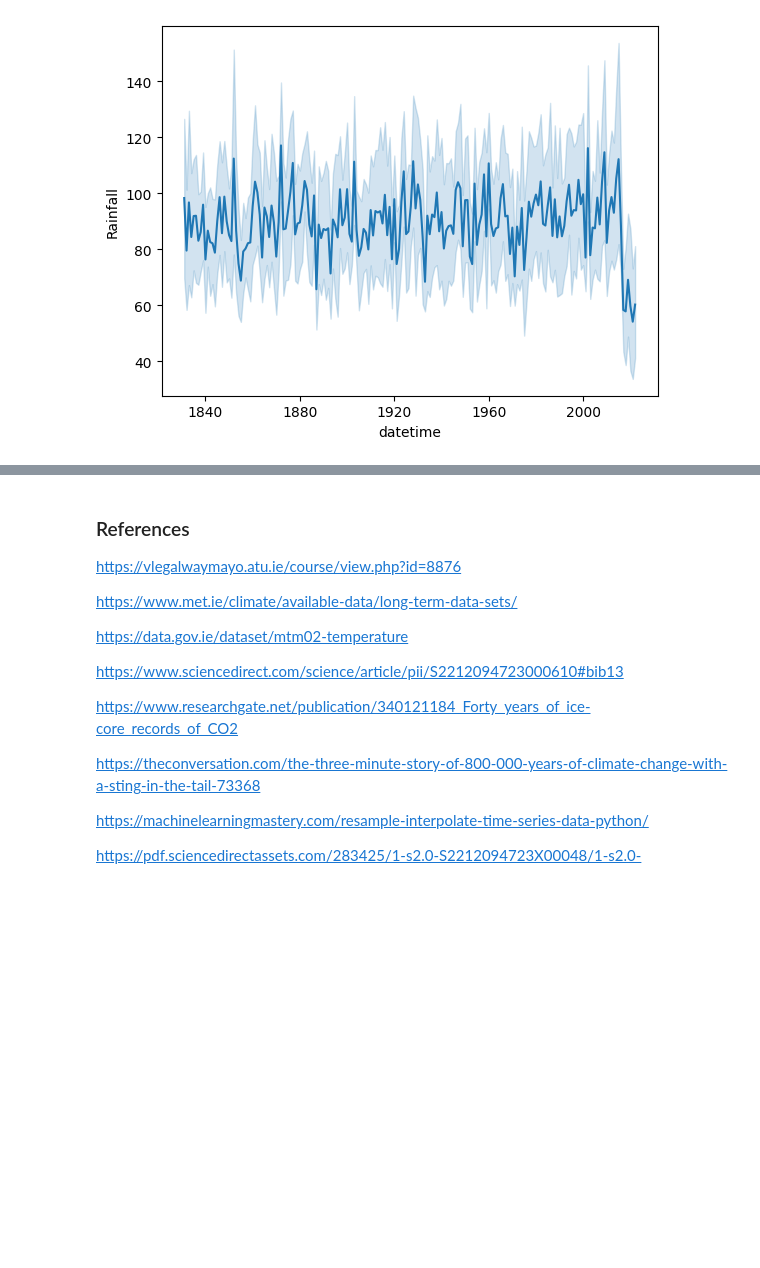
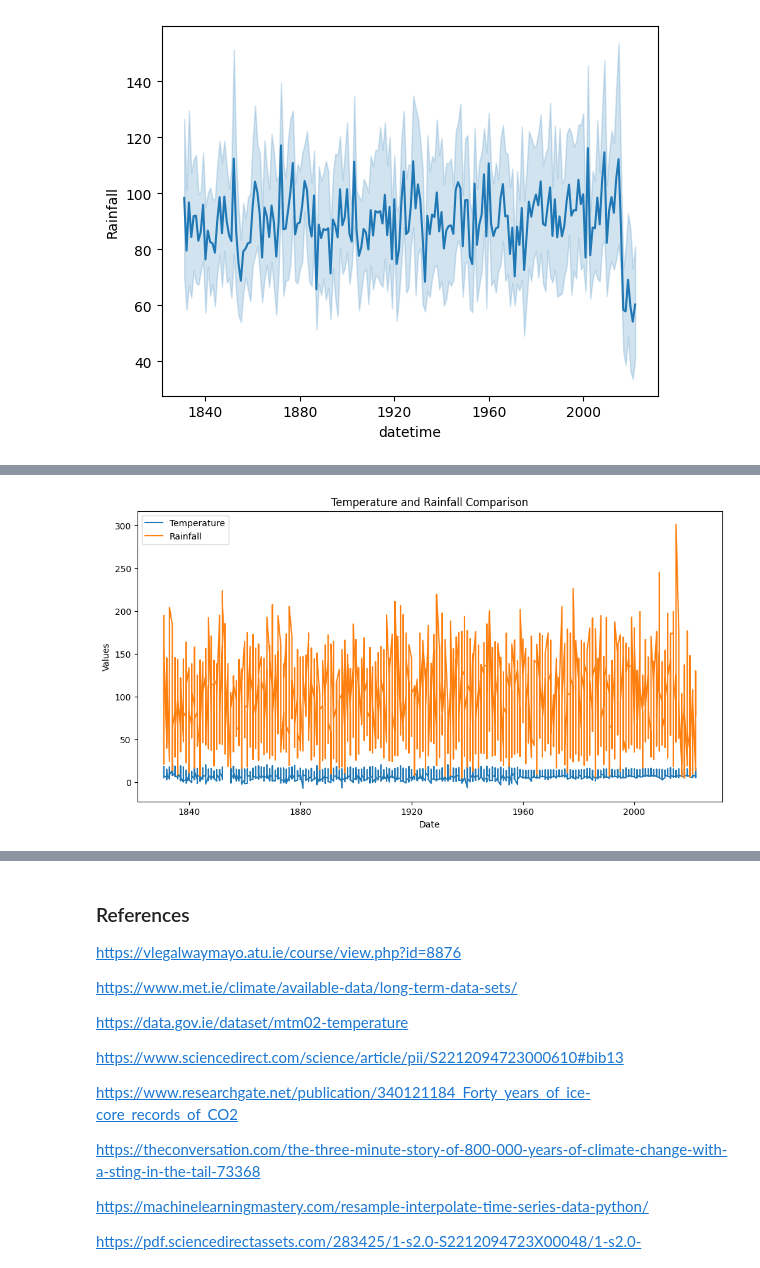
Before and after one commit to Tanjasta/PFDA_Assignment2, a Jupyter notebook: PFDA_Assignment2.ipynb, the cells around one changed output, grey strips where cells are left out. Cells and saved outputs as stored; diff of their text form; code cells hidden in the pictures; blank space fills up the shorter version.

```diff
--- a/PFDA_Assignment2.ipynb
+++ b/PFDA_Assignment2.ipynb
@@ -1237,0 +1233,13 @@ print(merged_df.tail())
+# %%
+import pandas as pd
+
+
+df1 = pd.read_csv('RainfallIreland_1831-2022.csv')
+df2 = pd.read_csv('TemperatureIreland 1831-2022.csv')
+
+# Converting 'Date' columns to datetime
+#df1['Date'] = pd.to_datetime(df1['Date'])
+#df2['Date'] = pd.to_datetime(df2['Date'])
+
+# Merge datasets on 'Date'
+merged_df = pd.merge(df1, df2, on='Date')
@@ -1237,0 +1255,13 @@ print(merged_df.tail())
+# %%
+import matplotlib.pyplot as plt
+
+plt.figure(figsize=(12,6))
+plt.plot(merged_df['Date'], merged_df['Temperature'], label='Temperature')
+plt.plot(merged_df['Date'], merged_df['Rainfall'], label='Rainfall')
+plt.xlabel('Date')
+plt.ylabel('Values')
+plt.title('Temperature and Rainfall Comparison')
+plt.legend()
+plt.show()
+# %% [output]
+[figure, added]
```
Also changed, not shown: parts of 9 cells of this notebook.
